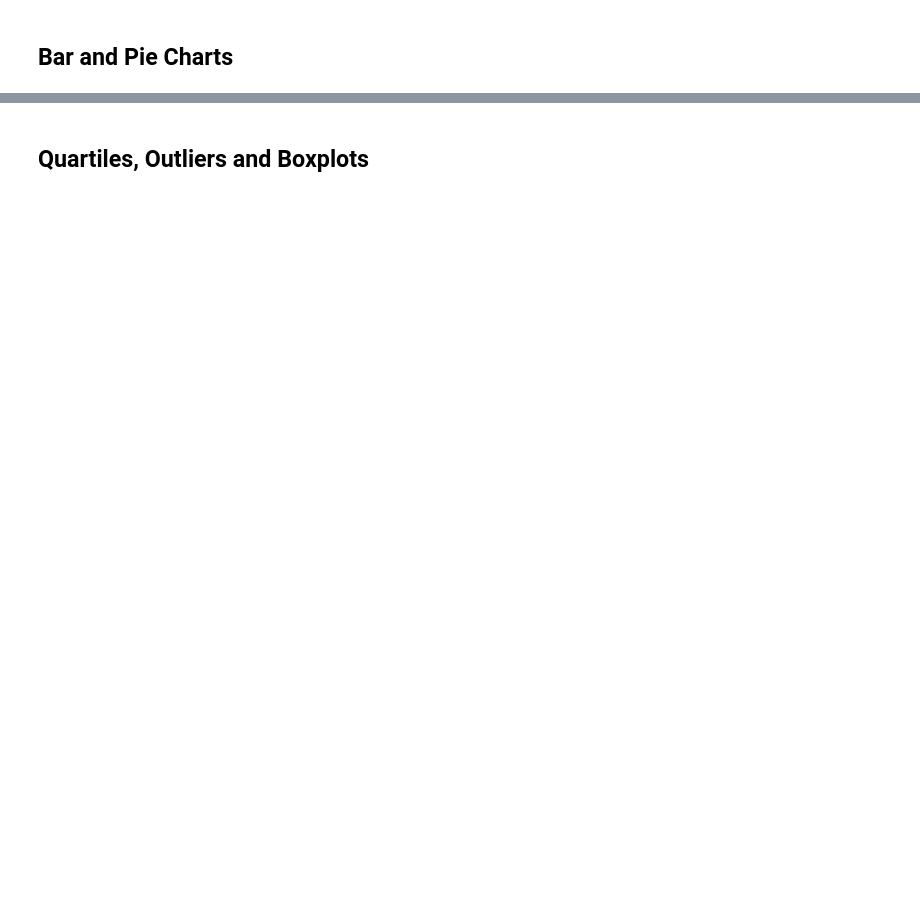
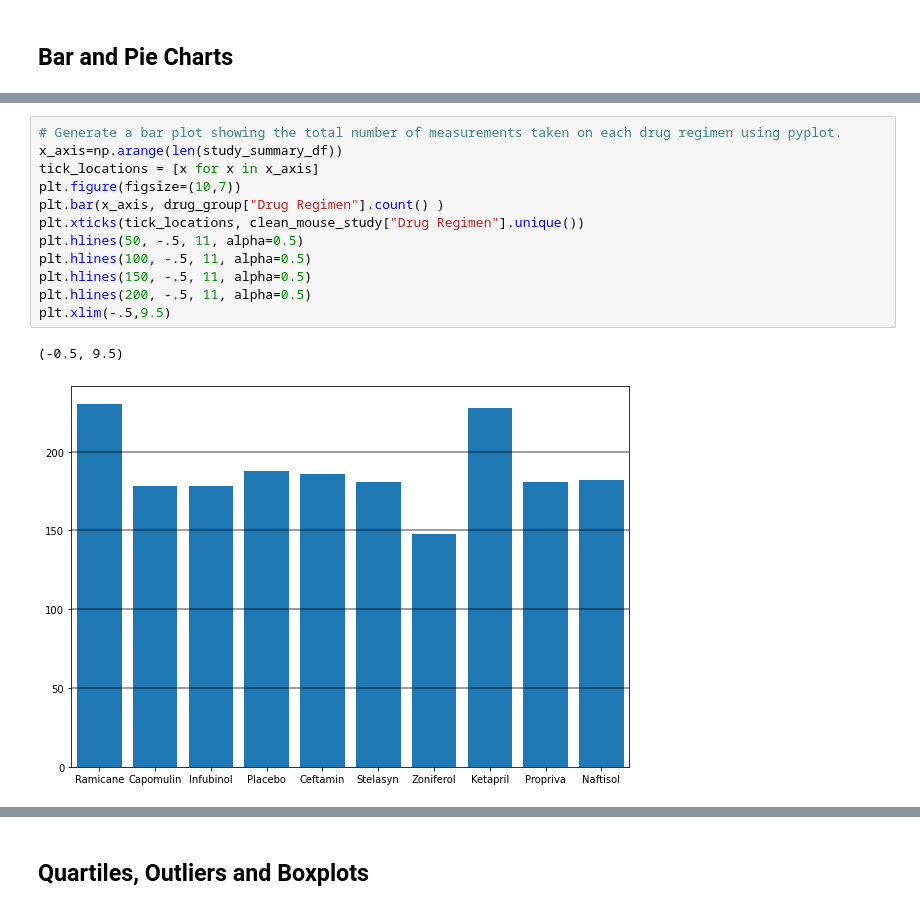
Before and after one commit to Crazyspaceman-hd/DrugRegimen, a Jupyter notebook: pymaceuticals_starter.ipynb, the cells around one changed output, grey strips where cells are left out. Saved outputs shown, nothing was run; the diff lists cells and outputs as text; blank space fills up the shorter version.

```diff
--- a/pymaceuticals_starter.ipynb
+++ b/pymaceuticals_starter.ipynb
@@ -162,2 +174,17 @@ clean_mouse_study.agg({'Tumor Volume (mm3)': ['mean' , 'median', 'var', 'std', '
+# %%
+# Generate a bar plot showing the total number of measurements taken on each drug regimen using pyplot.
+x_axis=np.arange(len(study_summary_df))
+tick_locations = [x for x in x_axis]
+plt.figure(figsize=(10,7))
+plt.bar(x_axis, drug_group["Drug Regimen"].count() )
+plt.xticks(tick_locations, clean_mouse_study["Drug Regimen"].unique())
+plt.hlines(50, -.5, 11, alpha=0.5)
+plt.hlines(100, -.5, 11, alpha=0.5)
+plt.hlines(150, -.5, 11, alpha=0.5)
+plt.hlines(200, -.5, 11, alpha=0.5)
+plt.xlim(-.5,9.5)
+# %% [output]
+(-0.5, 9.5)
+[figure, added]
 # %%
 # Generate a pie plot showing the distribution of female versus male mice using pandas
```
Also changed, not shown: parts of 10 cells of this notebook.
